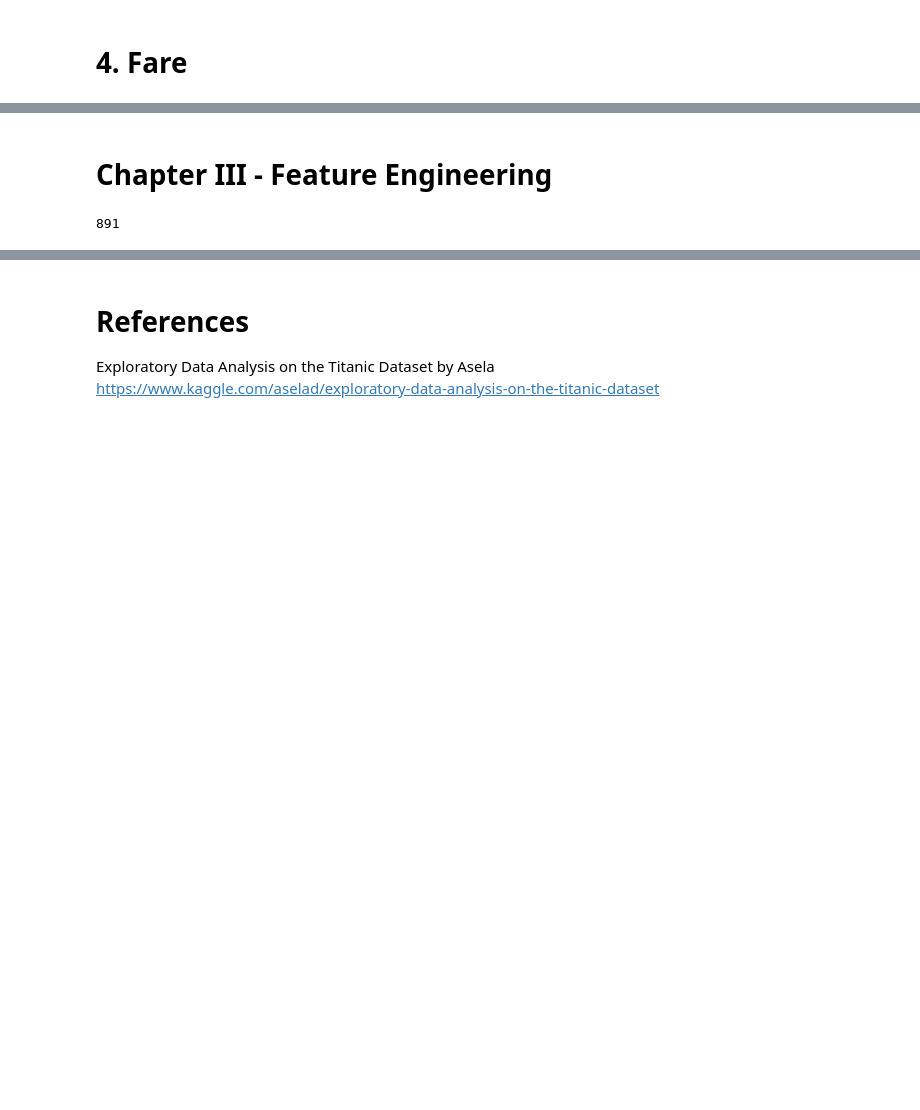
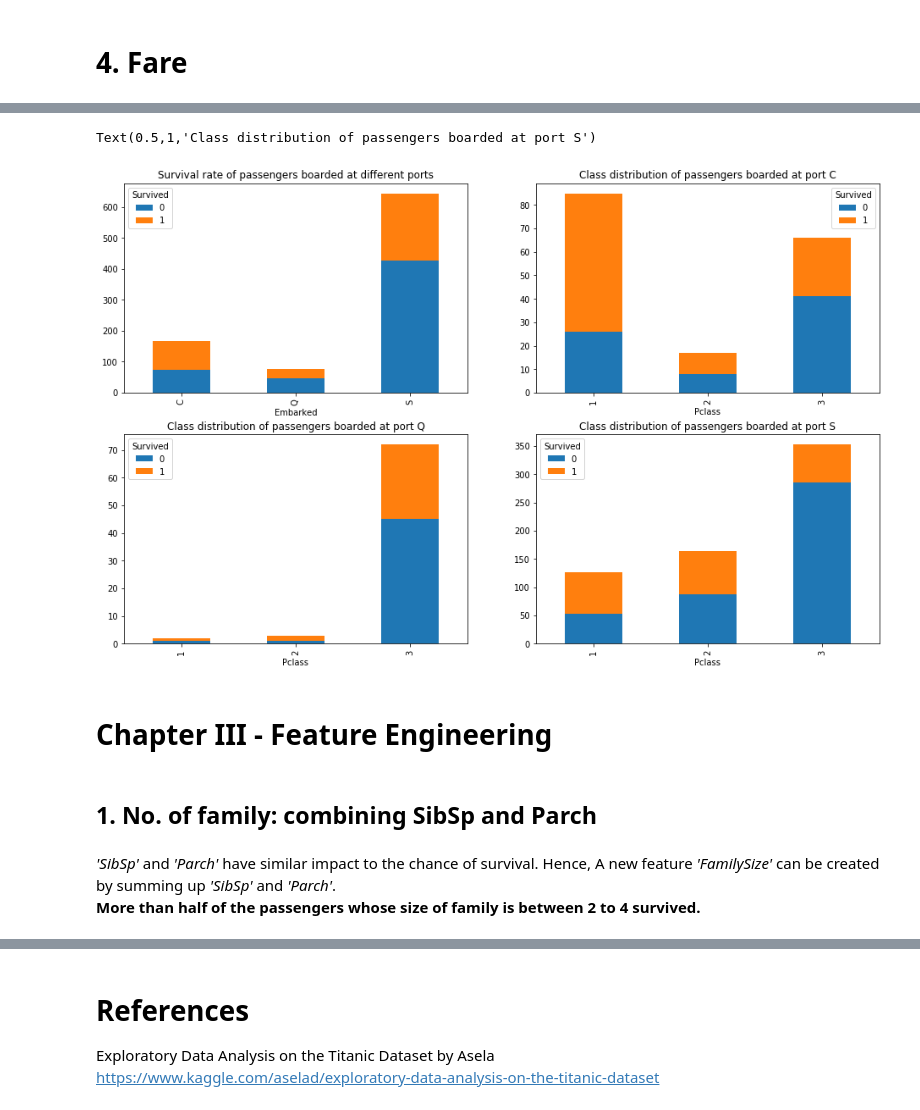
Before and after one commit to Shenghao1993/kaggle-titanic-survival-classification, a Jupyter notebook: Titanic by Shenghao.ipynb, the cells around one changed output, grey strips where cells are left out. Cells and saved outputs as stored; diff of their text form; code cells hidden in the pictures; blank space fills up the shorter version.

```diff
--- a/Titanic by Shenghao.ipynb
+++ b/Titanic by Shenghao.ipynb
@@ -173,6 +173,30 @@ sns.distplot(grouped_family_train_df['Fare'], bins=20, color="y")
+# %%
+fig, axes = plt.subplots(2, 2, figsize=(16, 10))
+train_df[['Survived', 'Embarked']].pivot_table(index='Embarked',
+                                               columns='Survived',
+                                               aggfunc=len).plot(kind='bar', stacked=True, ax=axes[0, 0])
+axes[0, 0].set_title('Survival rate of passengers boarded at different ports')
+portC_train_df = train_df[train_df['Embarked'] == 'C']
+portC_train_df[['Survived', 'Pclass']].pivot_table(index='Pclass',
+                                                   columns='Survived',
+                                                   aggfunc=len).plot(kind='bar', stacked=True, ax=axes[0, 1])
+axes[0, 1].set_title('Class distribution of passengers boarded at port C')
+portQ_train_df = train_df[train_df['Embarked'] == 'Q']
+portQ_train_df[['Survived', 'Pclass']].pivot_table(index='Pclass',
+                                                   columns='Survived',
+                                                   aggfunc=len).plot(kind='bar', stacked=True, ax=axes[1, 0])
+axes[1, 0].set_title('Class distribution of passengers boarded at port Q')
+portS_train_df = train_df[train_df['Embarked'] == 'S']
+portS_train_df[['Survived', 'Pclass']].pivot_table(index='Pclass',
+                                                   columns='Survived',
+                                                   aggfunc=len).plot(kind='bar', stacked=True, ax=axes[1, 1])
+axes[1, 1].set_title('Class distribution of passengers boarded at port S')
+# %% [output]
+Text(0.5,1,'Class distribution of passengers boarded at port S')
+[figure, added]
 # %% [markdown]
 # Chapter III - Feature Engineering
-# %%
-len(train_df)
-# %% [output]
-891
+# %% [markdown]
+## 1. No. of family: combining SibSp and Parch
+# %% [markdown]
+<i>'SibSp'</i> and <i>'Parch'</i> have similar impact to the chance of survival. Hence, A new feature <i>'FamilySize'</i> can be created by summing up <i>'SibSp'</i> and <i>'Parch'</i>.<br/><b>More than half of the passengers whose size of family is between 2 to 4 survived.</b>
```
Also changed, not shown: parts of 12 cells of this notebook, 1 other file.
